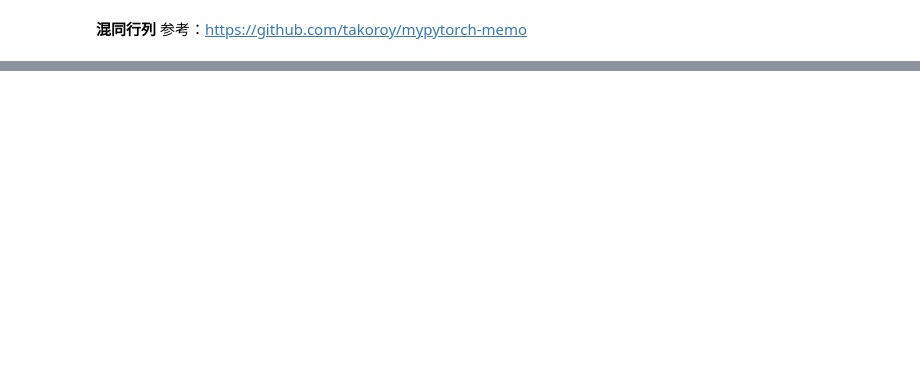
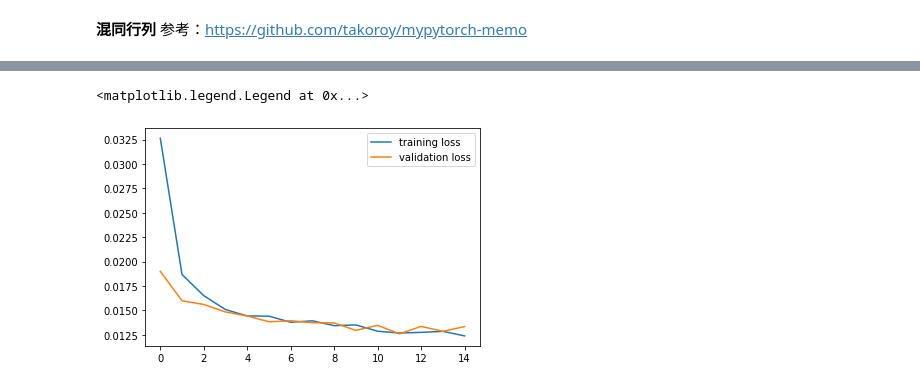
Before and after one commit to lo-uis/Team_ChoLab, a Jupyter notebook: stl_10.ipynb, the cells around one changed output, grey strips where cells are left out. Saved outputs shown, nothing was run; the diff lists cells and outputs as text; code cells hidden in the pictures; blank space fills up the shorter version.

Commit message:
add densenet&mobilenet

```diff
--- a/stl_10.ipynb
+++ b/stl_10.ipynb
@@ -719,0 +864,4 @@ validation_confusion_matrix(model)
+# %%
+device = torch.device("cuda:0" if torch.cuda.is_available() else "cpu")
+use_pretrained = True  # 学習済みのパラメータを使用
+model = models.densenet161(pretrained=use_pretrained).to(device)
@@ -719,0 +871,24 @@ validation_confusion_matrix(model)
+# %%
+model.classifier = nn.Linear(in_features=2208, out_features=10, bias=True).to(device)
+print(model)
+# %%
+# 損失関数の設定
+criterion = nn.CrossEntropyLoss()
+# 転移学習で学習させるパラメータを、変数params_to_updateに格納する
+params_to_update = []
+
+# 学習させるパラメータ名
+update_param_names = ["classifier.weight", "classifier.bias"]
+
+# 学習させるパラメータ以外は勾配計算をなくし、変化しないように設定
+for name, param in model.named_parameters():
+    if name in update_param_names:
+        param.requires_grad = True
+        params_to_update.append(param)
+        print(name)
+    else:
+        param.requires_grad = False
+
+# params_to_updateの中身を確認
+print("-----------")
+print(params_to_update)
@@ -719,0 +910,5 @@ validation_confusion_matrix(model)
+# %%
+# 最適化手法の設定
+optimizer = optim.SGD(params=params_to_update, lr=0.001, momentum=0.9)
+#EarlyStopipingを導入するために、pytorchtools.pyをアップする
+from pytorchtools import EarlyStopping
@@ -719,0 +1042,7 @@ validation_confusion_matrix(model)
+# %%
+plt.plot(running_loss_history, label='training loss')
+plt.plot(val_running_loss_history, label='validation loss')
+plt.legend()
+# %% [output]
+<matplotlib.legend.Legend at 0x...>
+[figure, added]
```
Also changed, not shown: parts of 24 cells of this notebook.
